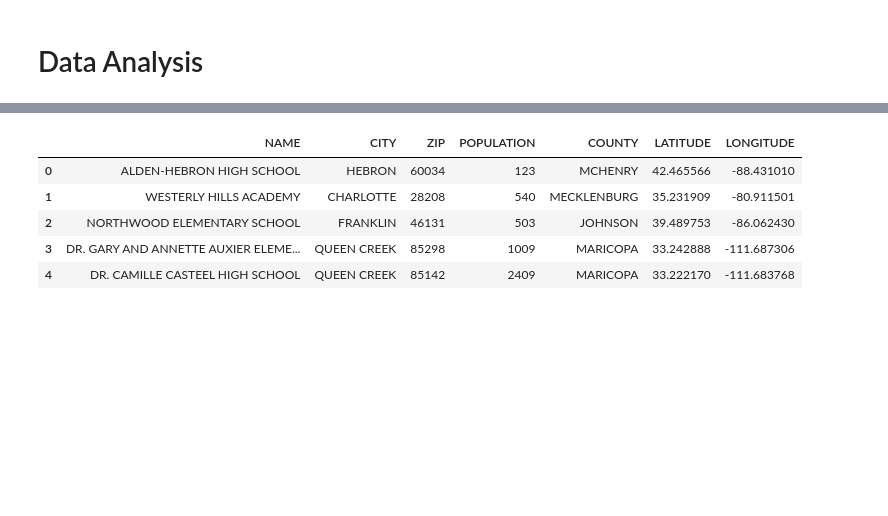
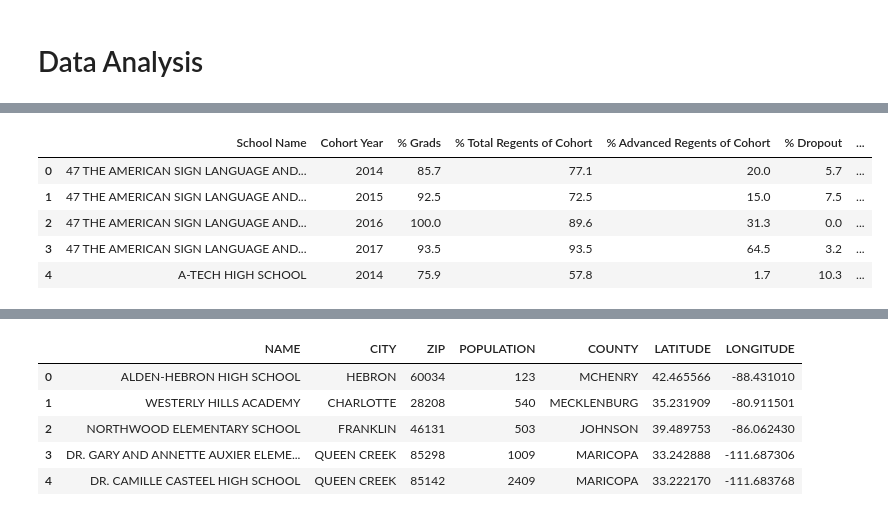
Before and after one commit to es2681/group_project, a Jupyter notebook: Analysis.ipynb, the cells around one changed output, grey strips where cells are left out. Cells and saved outputs as stored; diff of their text form; code cells hidden in the pictures; blank space fills up the shorter version.

```diff
--- a/Analysis.ipynb
+++ b/Analysis.ipynb
@@ -15,0 +41,11 @@ df.head()
+# %%
+# Reset Index
+df.reset_index(drop=True, inplace=True)
+df.head()
+# %% [output]
+|  | School Name | Cohort Year | % Grads | % Total Regents of Cohort | % Advanced Regents of Cohort | % Dropout | ... |
+| 0 | 47 THE AMERICAN SIGN LANGUAGE AND... | 2014 | 85.7 | 77.1 | 20.0 | 5.7 | ... |
+| 1 | 47 THE AMERICAN SIGN LANGUAGE AND... | 2015 | 92.5 | 72.5 | 15.0 | 7.5 | ... |
+| 2 | 47 THE AMERICAN SIGN LANGUAGE AND... | 2016 | 100.0 | 89.6 | 31.3 | 0.0 | ... |
+| 3 | 47 THE AMERICAN SIGN LANGUAGE AND... | 2017 | 93.5 | 93.5 | 64.5 | 3.2 | ... |
+| 4 | A-TECH HIGH SCHOOL | 2014 | 75.9 | 57.8 | 1.7 | 10.3 | ... |
```
Also changed, not shown: parts of 6 cells of this notebook, 1 other file.
